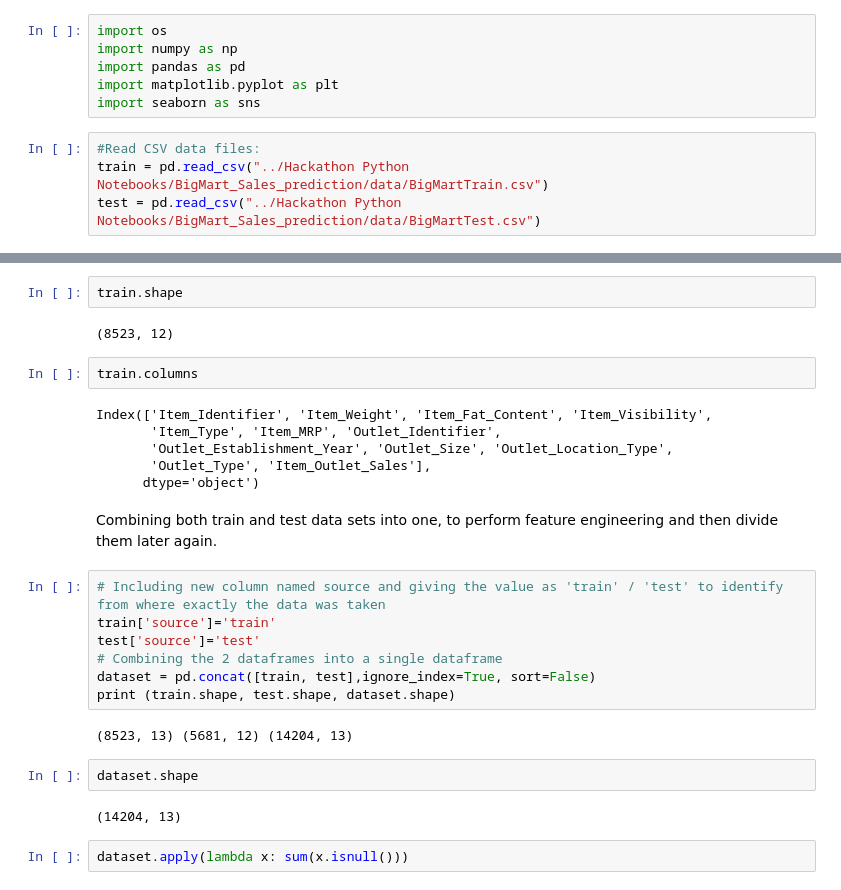
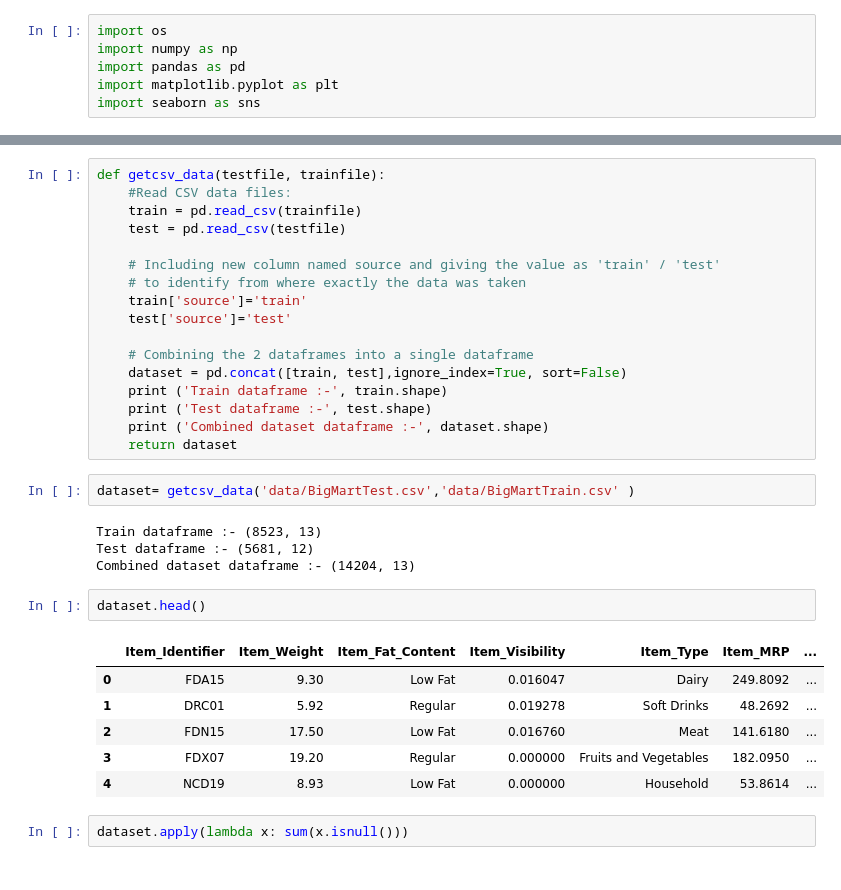
Before and after one commit to NageshVani/BigMartSales, a Jupyter notebook: BigMart Sales Prediction.ipynb, the cells around one changed output, grey strips where cells are left out. Drawn from its saved outputs; the diff is of its cells as text.

```diff
--- a/BigMart Sales Prediction.ipynb
+++ b/BigMart Sales Prediction.ipynb
@@ -11,7 +11,3 @@ import numpy as np
 import pandas as pd
 import matplotlib.pyplot as plt
 import seaborn as sns
-# %%
-#Read CSV data files:
-train = pd.read_csv("../Hackathon Python Notebooks/BigMart_Sales_prediction/data/BigMartTrain.csv")
-test = pd.read_csv("../Hackathon Python Notebooks/BigMart_Sales_prediction/data/BigMartTest.csv")
@@ -48,31 +14,35 @@ dtype: object
-# %%
-train.shape
-# %% [output]
-(8523, 12)
-# %%
-train.columns
-# %% [output]
-Index(['Item_Identifier', 'Item_Weight', 'Item_Fat_Content', 'Item_Visibility',
-       'Item_Type', 'Item_MRP', 'Outlet_Identifier',
-       'Outlet_Establishment_Year', 'Outlet_Size', 'Outlet_Location_Type',
-       'Outlet_Type', 'Item_Outlet_Sales'],
-      dtype='object')
-# %% [markdown]
-Combining both train and test data sets into one,
-to perform feature engineering and then divide them later again.
 # %%
-# Including new column named source and giving the value as 'train' / 'test' to identify from where exactly the data was taken
-train['source']='train'
-test['source']='test'
-# Combining the 2 dataframes into a single dataframe
-dataset = pd.concat([train, test],ignore_index=True, sort=False)
-print (train.shape, test.shape, dataset.shape)
+def getcsv_data(testfile, trainfile):
+    #Read CSV data files:
+    train = pd.read_csv(trainfile)
+    test = pd.read_csv(testfile)
+
+    # Including new column named source and giving the value as 'train' / 'test'
+    # to identify from where exactly the data was taken
+    train['source']='train'
+    test['source']='test'
+
+    # Combining the 2 dataframes into a single dataframe
+    dataset = pd.concat([train, test],ignore_index=True, sort=False)
+    print ('Train dataframe :-', train.shape)
+    print ('Test dataframe :-', test.shape)
+    print ('Combined dataset dataframe :-', dataset.shape)
+    return dataset
-# %% [output]
-(8523, 13) (5681, 12) (14204, 13)
+# %%
+dataset= getcsv_data('data/BigMartTest.csv','data/BigMartTrain.csv' )
+# %% [output]
+Train dataframe :- (8523, 13)
+Test dataframe :- (5681, 12)
+Combined dataset dataframe :- (14204, 13)
 # %%
-dataset.shape
+dataset.head()
 # %% [output]
-(14204, 13)
+|  | Item_Identifier | Item_Weight | Item_Fat_Content | Item_Visibility | Item_Type | Item_MRP | ... |
+| 0 | FDA15 | 9.30 | Low Fat | 0.016047 | Dairy | 249.8092 | ... |
+| 1 | DRC01 | 5.92 | Regular | 0.019278 | Soft Drinks | 48.2692 | ... |
+| 2 | FDN15 | 17.50 | Low Fat | 0.016760 | Meat | 141.6180 | ... |
+| 3 | FDX07 | 19.20 | Regular | 0.000000 | Fruits and Vegetables | 182.0950 | ... |
+| 4 | NCD19 | 8.93 | Low Fat | 0.000000 | Household | 53.8614 | ... |
 # %%
 dataset.apply(lambda x: sum(x.isnull()))
 # %% [output]
```
Also changed, not shown: parts of 2 cells of this notebook.
